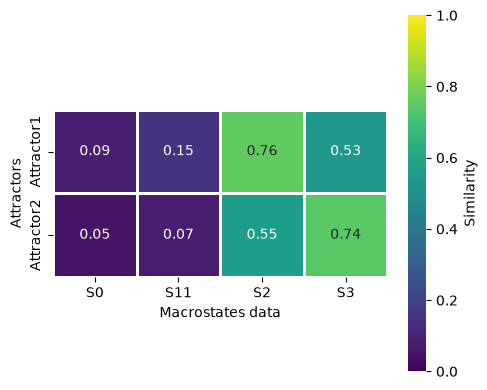
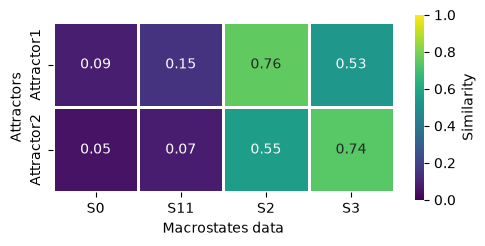
Code edit (unified diff) that turned the first committed figure into the second:
--- before
+++ after
@@ -11,5 +11,5 @@
 print(similarity)
 plt.figure(figsize=(5,4))
-sns.heatmap(similarity,annot=True,cmap="viridis",vmin=0,vmax=1,square=True,linewidths=1,fmt=".2f",cbar_kws={"label": "Similarity"})
+sns.heatmap(similarity,annot=True,cmap="viridis",vmin=0,vmax=1,square=True,linewidths=1,fmt=".2f",cbar_kws={"label": "Similarity","shrink": 0.5})
 plt.xlabel("Macrostates data")
 plt.ylabel("Attractors")

Commit: update8/07